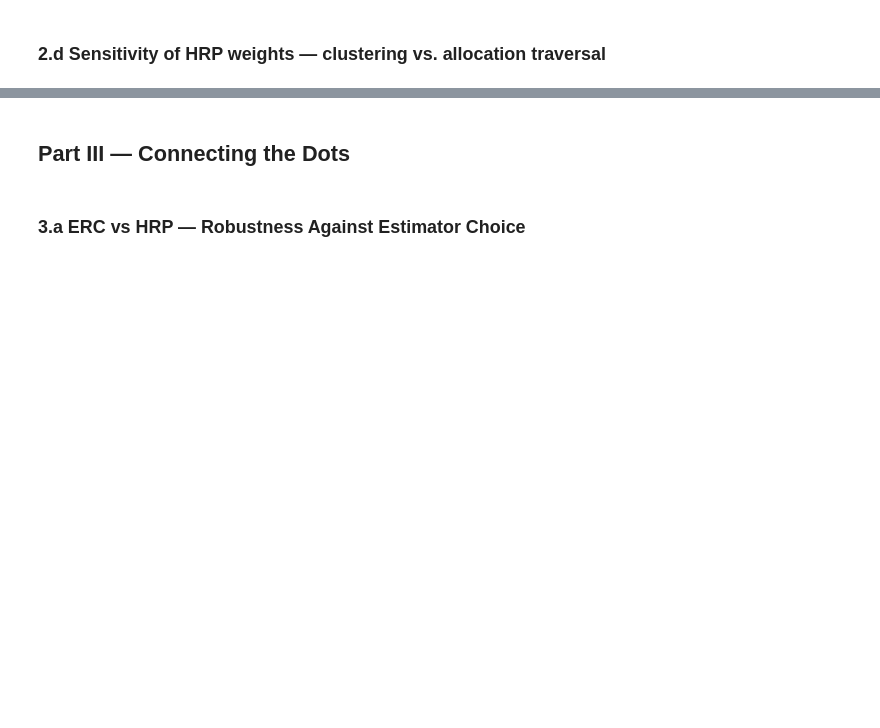
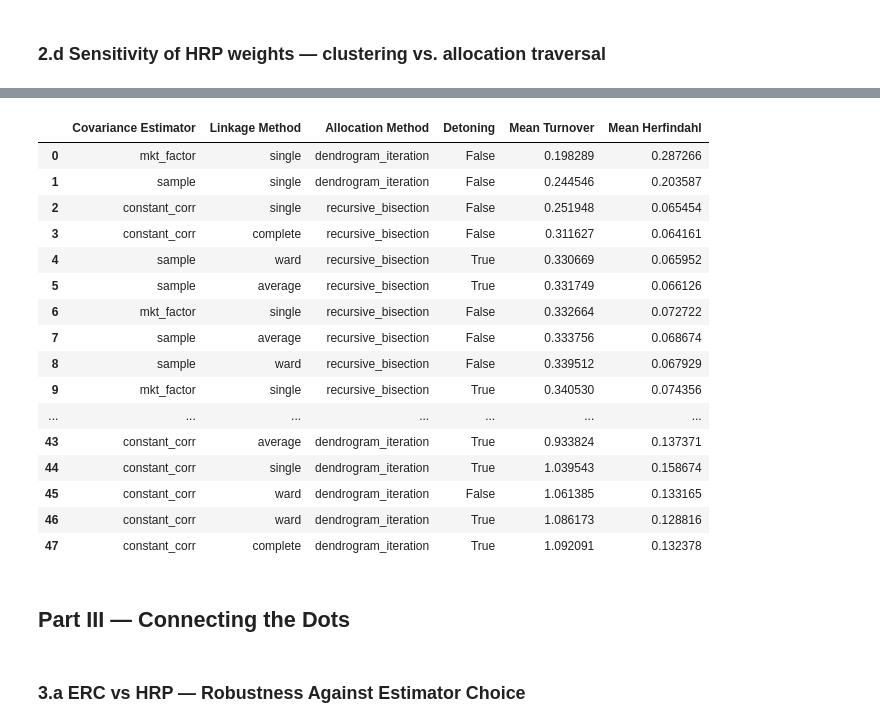
Before and after one commit to filippoghidini03-pixel/Assignment_4b_RM_Fineng, a Jupyter notebook: ex4b_notebook.ipynb, the cells around one changed output, grey strips where cells are left out. Drawn from its saved outputs; the diff is of its cells as text; code cells hidden in the pictures; blank space fills up the shorter version.

```diff
--- a/ex4b_notebook.ipynb
+++ b/ex4b_notebook.ipynb
@@ -271,8 +413,75 @@ for cov_key in COV_KEYS:
     for link in LINK_GRID:
         for alloc_name, alloc in ALLOC_GRID.items():
             for d in DETONE_KEYS:
-                hrp_grid[(cov_key, link, alloc_name, d)] = (
-                    None  # !!! COMPLETE AS APPROPRIATE !!!
-                )
 
-# !!! COMPLETE AS APPROPRIATE !!!
+
+                weights = []
+
+                for reb in all_dates:
+
+                    w = hierarchical_risk_parity(
+                        covariance=covariances[reb][cov_key],
+                        linkage_method=link,
+                        distance_metric=DIST_METRIC,
+                        cluster_traverser=alloc,
+                        perform_detoning=d,
+                    )
+
+                    w.name = reb
+                    weights.append(w)
+
+                hrp_grid[(cov_key, link, alloc_name, d)] = pd.concat(weights, axis=1).T
+
+
+
+# queste due funzioni possiamo metterle in un file py già esistente, o crearne uno noi, poi diciamolo nel report
+
+def compute_mean_herfindahl(weights_df: pd.DataFrame) -> float:
+    """
+    Calcola la media temporale dell'Indice di Herfindahl.
+    Formula: Somma dei quadrati dei pesi in un dato periodo, mediata su tutti i periodi.
+    """
+    return (weights_df ** 2).sum(axis=1).mean()
+
+def compute_mean_turnover(weights_df: pd.DataFrame) -> float:
+    """
+    Calcola la media temporale del turnover.
+    Formula: Somma delle variazioni assolute dei pesi rispetto al periodo precedente, mediata nel tempo.
+    """
+    # .diff() calcola w(t) - w(t-1)
+    # .abs() prende il valore assoluto della variazione
+    # .sum(axis=1) somma le variazioni di tutti gli asset per una singola data
+    return weights_df.diff().abs().sum(axis=1).mean()
+
+
+
+# 2. Creiamo una lista per raccogliere i risultati di tutte le varianti
+summary_results = []
+
+# 3. Iteriamo sulla griglia che hai appena calcolato
+for keys, weights_df in hrp_grid.items():
+    cov_key, link, alloc_name, detone_flag = keys
+
+    # Calcoliamo le due metriche per questo specifico DataFrame di pesi
+    mean_hhi = compute_mean_herfindahl(weights_df)
+    mean_turn = compute_mean_turnover(weights_df)
+
+    # Aggiungiamo i risultati al nostro raccoglitore
+    summary_results.append({
+        "Covariance Estimator": cov_key,
+        "Linkage Method": link,
+        "Allocation Method": alloc_name,
+        "Detoning": detone_flag,
+        "Mean Turnover": mean_turn,
+        "Mean Herfindahl": mean_hhi
+    })
+
+# 4. Trasformiamo i risultati in un DataFrame per una visualizzazione chiara
+summary_df = pd.DataFrame(summary_results)
+
+# 5. Stampiamo la tabella ordinandola per Turnover e Herfindahl crescenti
+# (i valori più bassi indicano maggiore stabilità e migliore diversificazione)
+# Se i valori di Mean Turnover fossero identici tra due righe, Pandas userebbe Mean Herfindahl come secondo criterio di ordinamento.
+print("\n--- Sensitività dei pesi HRP (Punto 2d) ---")
+display(summary_df.sort_values(by=["Mean Turnover", "Mean Herfindahl"]).reset_index(drop=True))
+# %% [output]
@@ -279,3 +490,20 @@ for cov_key in COV_KEYS:
+|  | Covariance Estimator | Linkage Method | Allocation Method | Detoning | Mean Turnover | Mean Herfindahl |
+| 0 | mkt_factor | single | dendrogram_iteration | False | 0.198289 | 0.287266 |
+| 1 | sample | single | dendrogram_iteration | False | 0.244546 | 0.203587 |
+| 2 | constant_corr | single | recursive_bisection | False | 0.251948 | 0.065454 |
+| 3 | constant_corr | complete | recursive_bisection | False | 0.311627 | 0.064161 |
+| 4 | sample | ward | recursive_bisection | True | 0.330669 | 0.065952 |
+| 5 | sample | average | recursive_bisection | True | 0.331749 | 0.066126 |
+| 6 | mkt_factor | single | recursive_bisection | False | 0.332664 | 0.072722 |
+| 7 | sample | average | recursive_bisection | False | 0.333756 | 0.068674 |
+| 8 | sample | ward | recursive_bisection | False | 0.339512 | 0.067929 |
+| 9 | mkt_factor | single | recursive_bisection | True | 0.340530 | 0.074356 |
+| ... | ... | ... | ... | ... | ... | ... |
+| 43 | constant_corr | average | dendrogram_iteration | True | 0.933824 | 0.137371 |
+| 44 | constant_corr | single | dendrogram_iteration | True | 1.039543 | 0.158674 |
+| 45 | constant_corr | ward | dendrogram_iteration | False | 1.061385 | 0.133165 |
+| 46 | constant_corr | ward | dendrogram_iteration | True | 1.086173 | 0.128816 |
+| 47 | constant_corr | complete | dendrogram_iteration | True | 1.092091 | 0.132378 |
 # %% [markdown]
 ## Part III — Connecting the Dots
 # %% [markdown]
```
Also changed, not shown: parts of 5 cells of this notebook.
